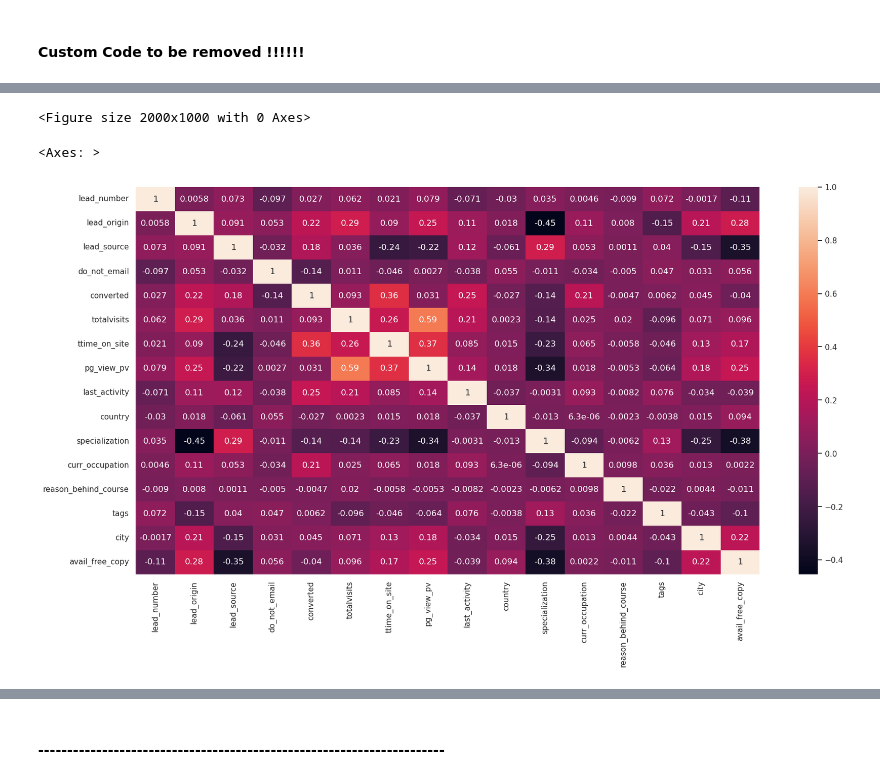
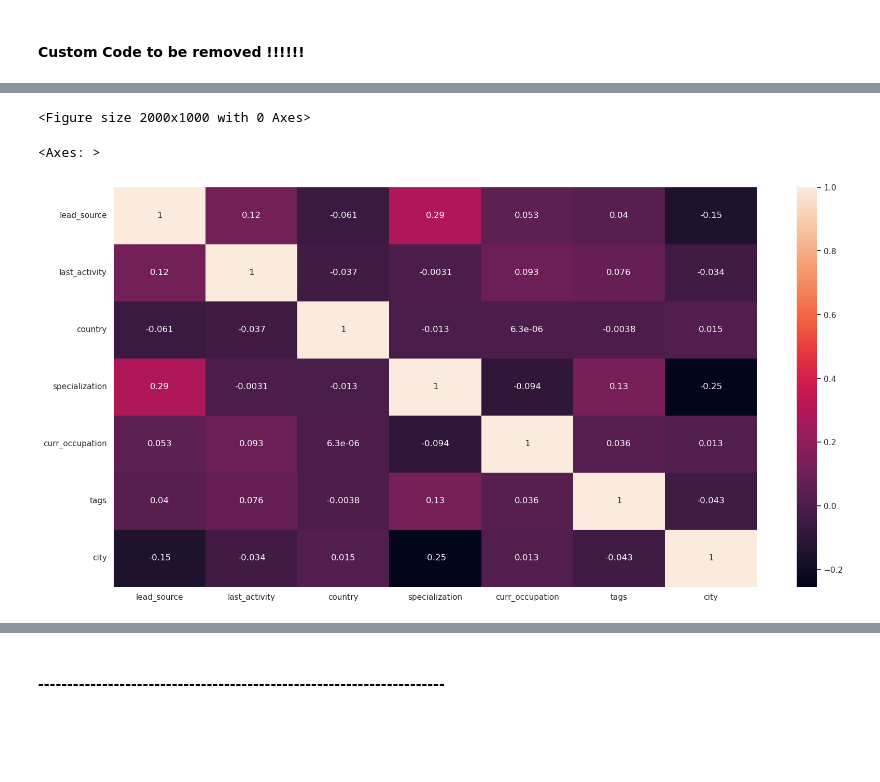
Before and after one commit to vigneshk01/Lead-Scoring-Case-Study, a Jupyter notebook: lead-scoring-case-study.ipynb, the cells around one changed output, grey strips where cells are left out. Drawn from its saved outputs; the diff is of its cells as text; code cells hidden in the pictures; blank space fills up the shorter version.

```diff
--- a/lead-scoring-case-study.ipynb
+++ b/lead-scoring-case-study.ipynb
@@ -360,0 +439,18 @@ dtype: float64
+# %%
+# Fix Outliers by setting either thresh low or thresh low for both extremes
+lower_cutoff = ex_val_df.loc['pg_view_pv','thresh_low']
+lead_score_df['pg_view_pv'] = np.where((lead_score_df['pg_view_pv'] < lower_cutoff), lower_cutoff, lead_score_df['pg_view_pv'])
+upper_cutoff = ex_val_df.loc['pg_view_pv','thresh_high']
+lead_score_df['pg_view_pv'] = np.where((lead_score_df['pg_view_pv'] > upper_cutoff), upper_cutoff, lead_score_df['pg_view_pv'])
+
+# Fix Outliers by setting either thresh low or thresh low for both extremes
+lower_cutoff = ex_val_df.loc['totalvisits','thresh_low']
+lead_score_df['totalvisits'] = np.where((lead_score_df['totalvisits'] < lower_cutoff), lower_cutoff, lead_score_df['totalvisits'])
+upper_cutoff = ex_val_df.loc['totalvisits','thresh_high']
+lead_score_df['totalvisits'] = np.where((lead_score_df['totalvisits'] > upper_cutoff), upper_cutoff, lead_score_df['totalvisits'])
+
+# Fix Outliers by setting either thresh low or thresh low for both extremes
+lower_cutoff = ex_val_df.loc['ttime_on_site','thresh_low']
+lead_score_df['ttime_on_site'] = np.where((lead_score_df['ttime_on_site'] < lower_cutoff), lower_cutoff, lead_score_df['ttime_on_site'])
+upper_cutoff = ex_val_df.loc['ttime_on_site','thresh_high']
+lead_score_df['ttime_on_site'] = np.where((lead_score_df['ttime_on_site'] > upper_cutoff), upper_cutoff, lead_score_df['ttime_on_site'])
@@ -361,4 +471,11 @@ dtype: float64
 # %% [markdown]
 #### Custom Code to be removed !!!!!!
+# %%
+# replace Yes No with 1 and 0
+lead_score_df = lead_score_df.replace(to_replace=['Yes', 'No'], value=[1, 0])
 # %%
 from sklearn.preprocessing import LabelEncoder, OneHotEncoder
+# %%
+# for label_encoding:
+cols_to_le = [i for i in lead_score_df.columns if ((lead_score_df[i].dtype == 'category') and len(lead_score_df[i].unique()) > 5)]
+cols_to_le
@@ -365,5 +490,5 @@ from sklearn.preprocessing import LabelEncoder, OneHotEncoder
 # %%
 le = LabelEncoder()
-z = df.apply(le.fit_transform)
-z
+df_le = lead_score_df[cols_to_le].apply(le.fit_transform)
+df_le
 # %% [output]
@@ -413,7 +508,7 @@ Name: proportion, dtype: float64
 # %%
 plt.figure(figsize=(20,10))
-sns.heatmap(z.corr(),annot=True)
+sns.heatmap(df_le.corr(), annot=True)
 # %% [output]
 <Figure size 2000x1000 with 0 Axes>
 <Axes: >
-[figure, old version]
+[figure, new version]
```
Also changed, not shown: parts of 70 cells of this notebook.
